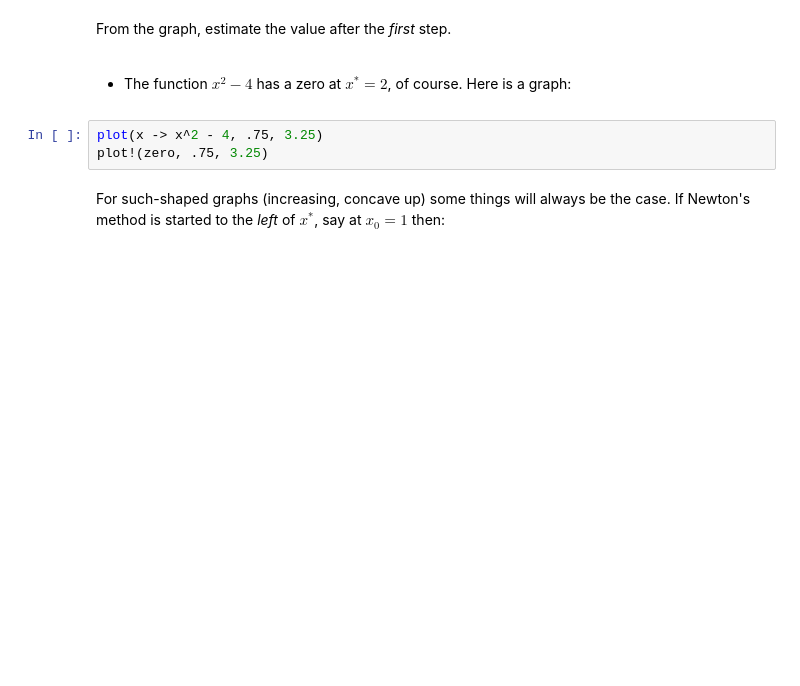
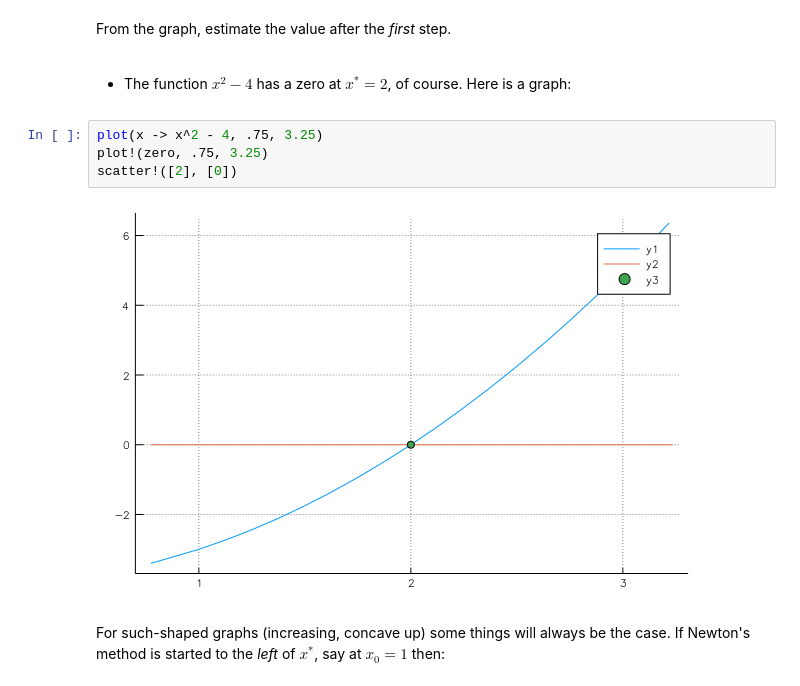
Before and after one commit to mth229/229-projects, a Jupyter notebook: newton.ipynb, the cells around one changed output. Saved outputs shown, nothing was run; the diff lists cells and outputs as text; blank space fills up the shorter version.

```diff
--- a/newton.ipynb
+++ b/newton.ipynb
@@ -127,6 +130,9 @@ xstar, f(xstar)
 # %%
 plot(x -> x^2 - 4, .75, 3.25)
 plot!(zero, .75, 3.25)
+scatter!([2], [0])
+# %% [output]
+[figure, added]
 # %% [markdown]
 <p>For such-shaped graphs (increasing, concave up) some things will always be the case. If Newton's method is started to the <em>left</em> of $x^*$, say at $x_0=1$ then:</p>
 # %% [markdown]
```
Also changed, not shown: parts of 7 cells of this notebook, 9 other files.
